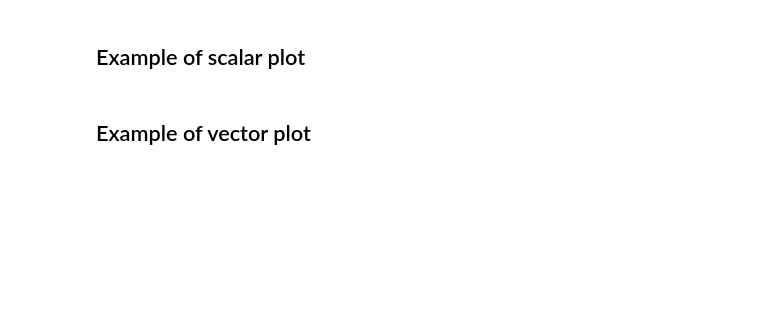
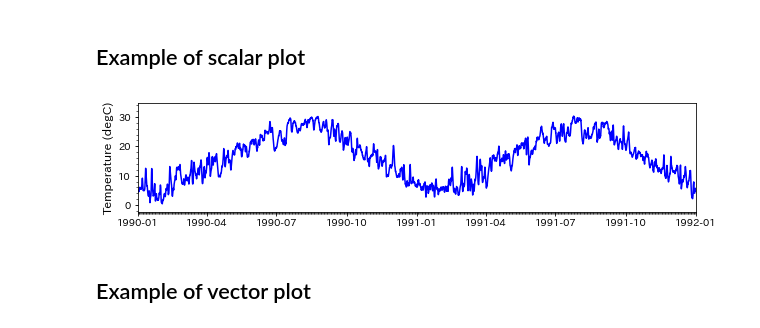
Before and after one commit to jsasaki-utokyo/GWO-AMD, a Jupyter notebook: dev_class_met.ipynb, the cells around one changed output. Drawn from its saved outputs; the diff is of its cells as text; code cells hidden in the pictures; blank space fills up the shorter version.

Commit message:
Rolling mean is implemented in classes of Data1Ds, Data1D, and Plot1D.

```diff
--- a/dev_class_met.ipynb
+++ b/dev_class_met.ipynb
@@ -702,6 +1074,6 @@ df_csv
 window = 1  ### set positive odd number
 ### 時系列の時は日時文字列をparse関数でdatetime.datetimeに変換する
 start = parse("1990-12-2 00:00:00"); end = parse("1991-1-16 00:00:00")
-df = df.rolling(window=window, center=True).mean()[start:end]
+df['kion'].rolling(window=window, center=True).mean()[start:end]  ### Seriesに適用する
 ### Resampling
 # df = df.resample('5D')
@@ -742,7 +1174,8 @@ class Data1Ds:
             self.x = self.df.index.to_pydatetime()  ### pandas datetimeindex => datetime.datetime
         else:
             self.x = self.df.index
-        self.v1 = self.df[col_1].values
+        self.s1 = self.df[col_1]  ### Series
+        self.v1 = self.df[col_1].values  ### NumPy
         self.v1max = max(self.v1)
         self.v1min = min(self.v1)
         self.v1range = (self.v1min, self.v1max)
@@ -756,10 +1189,12 @@ class Data1D(Data1Ds):
         ''' USAGE: scalar = Data1D(df, 'kion'), vector = Data1D(df, 'u', 'v')'''
         super().__init__(df, col_1, xrange)
         if col_2:
-            self.v2 = self.df[col_2].values
+            self.s2 = self.df[col_2]  ### Series
+            self.v2 = self.df[col_2].values  ### numpy
             self.v2max = max(self.v2)
             self.v2min = min(self.v2)
             self.v2range = (self.v2min, self.v2max)
+            ### Override in Plot1D for handling rolling mean
             self.v = np.sqrt(self.v1**2 + self.v2**2)  ### v: magnitude of vector
             vmax = max(self.v)
             self.vrange = (-vmax, vmax)  ### useful for scaling vertical axis of vector
@@ -770,0 +1216,6 @@ data.v1[0:10]
+# %%
+### dataの持つ属性のリストをつくり，'v2'が含まれているかチェックする
+for key, value in data.__dict__.items():
+    print(key)
+if 'v1' in [key for key,value in data.__dict__.items()]:
+    print('True')
@@ -800,9 +1264,18 @@ class Data1D_PlotConfig:
         self.format_ydata = format_ydata
 # %%
 class Plot1D:
-    def __init__(self, plot_config, data):
+    def __init__(self, plot_config, data, window=1, center=True):
+        '''window: rolling mean window in odd integer, center: rolling mean at center'''
         self.cfg = plot_config
         self.data = data
+        if window % 2 != 1:
+            print('ERROR: rolling window must be odd integer.')
+        self.window = window
+        self.center = center
+        self.data.v1 = self.data.s1.rolling(window=self.window, center=self.center).mean().values
+        if 'v2' in [key for key,value in data.__dict__.items()]:  ### 'v2'がself.dataの属性に含まれているかチェック
+            self.data.v2 = self.data.s2.rolling(window=self.window, center=self.center).mean().values
+            self.data.v = np.sqrt(self.data.v1**2 + self.data.v2**2)
         self.figure = plt.figure(figsize=self.cfg.fig_size)
 
     def get_axes(self):
@@ -841,6 +1314,8 @@ class Plot1D:
 
     def make_plot(self, axes):
         return axes.plot(self.data.x, self.data.v1, color=self.cfg.plot_color)
+        #return axes.plot(self.data.x, self.data.s1.rolling(window=self.window, center=self.center).mean().values,\
+        #                 color=self.cfg.plot_color)
 
     def make_quiver(self, axes):
         ### Plot vectors and unit vector
@@ -849,6 +1324,10 @@ class Plot1D:
             x = date2num(self.data.x)
         else:
             x = self.data.x
+        #self.q = axes.quiver(x, 0, self.data.s1.rolling(window=self.window, center=self.center).mean().values,\
+        #                     self.data.s2.rolling(window=self.window, center=self.center).mean().values, \
+        #                     color=self.cfg.plot_color, units='y', scale_units='y', scale=1, headlength=1, \
+        #                     headaxislength=1, width=0.1, alpha=0.5)
         self.q = axes.quiver(x, 0, self.data.v1, self.data.v2, \
                              color=self.cfg.plot_color, units='y', scale_units='y', scale=1, headlength=1, \
                              headaxislength=1, width=0.1, alpha=0.5)
@@ -858,6 +1337,8 @@ class Plot1D:
         return axes.quiverkey(self.q, 0.2, 0.1, 5, '5 m/s', labelpos='W')
 
     def make_fill_between(self, axes):
+        #v1_rolling = self.data.s1.rolling(window=self.window, center=self.center).mean().values
+        #v2_rolling = self.data.s2.rolling(window=self.window, center=self.center).mean().values
         fill = axes.fill_between(date2num(self.data.x), self.data.v, 0, color= self.cfg.v_color, alpha=0.1)
         ### Fake box to insert a legend
         p = axes.add_patch(plt.Rectangle((1,1), 1, 1, fc=self.cfg.v_color, alpha=0.1))
@@ -879,12 +1360,16 @@ class Plot1D:
 # %% [markdown]
 ## Example of scalar plot
 # %%
+from pandas.plotting import register_matplotlib_converters
+register_matplotlib_converters()
 ### xlim = (parse("2014-01-15"), parse("2014-02-16"))  ### ex. for datetime
 xlim = None
 ylim = None
 plot_config = Data1D_PlotConfig(xlim = xlim, ylim = ylim, x_minor_locator = DayLocator(interval=1), y_minor_locator = MultipleLocator(2), \
                                 format_xdata = DateFormatter('%Y-%m-%d'), ylabel = 'Temperature (degC)')
-Plot1D(plot_config, data).save_plot('data.png', dpi=600)
+Plot1D(plot_config, data, window=25).save_plot('data.png', dpi=600)
+# %% [output]
+[figure, added]
 # %% [markdown]
 ## Example of vector plot
 # %%
```
Also changed, not shown: parts of 50 cells of this notebook, 2 other files.
